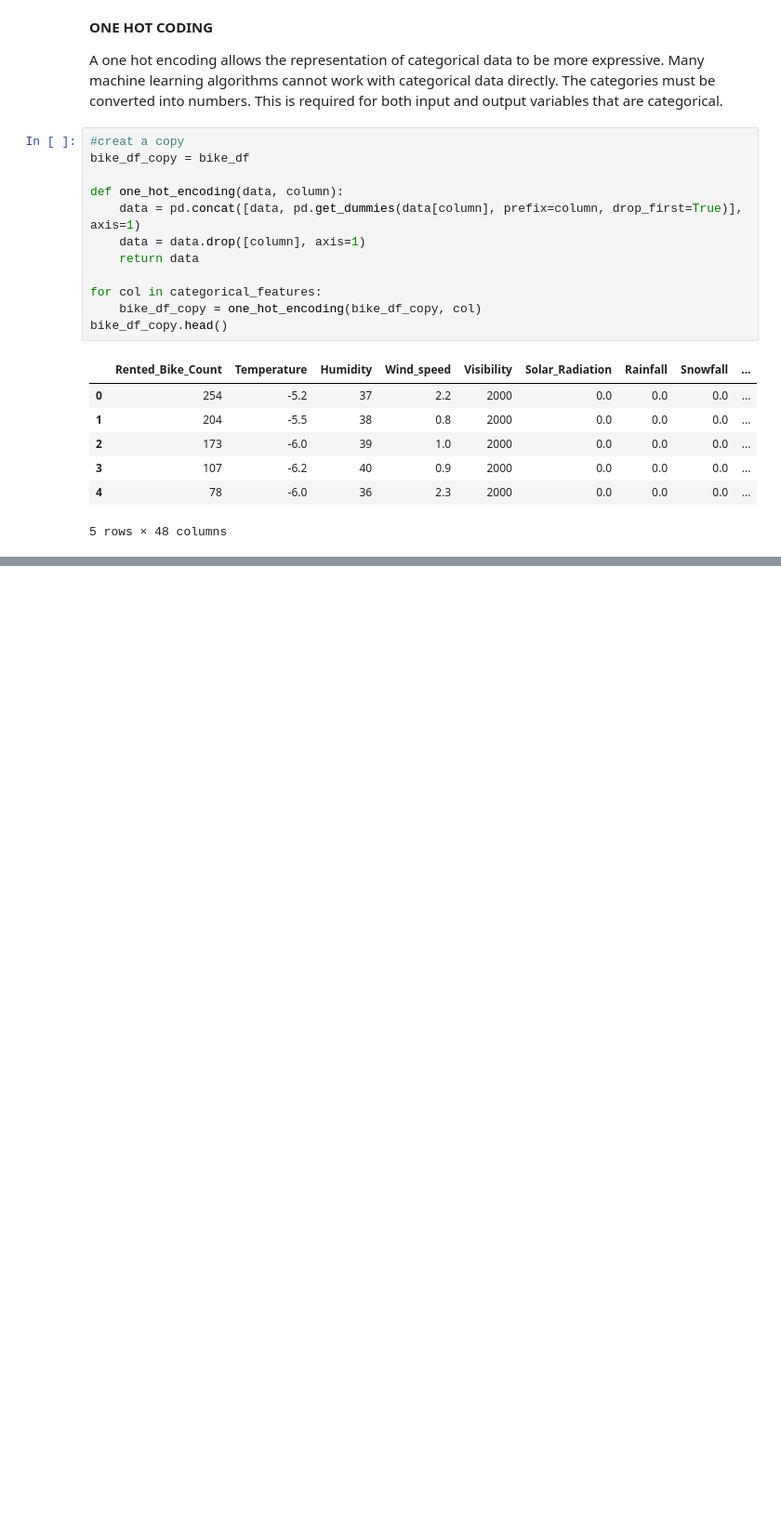
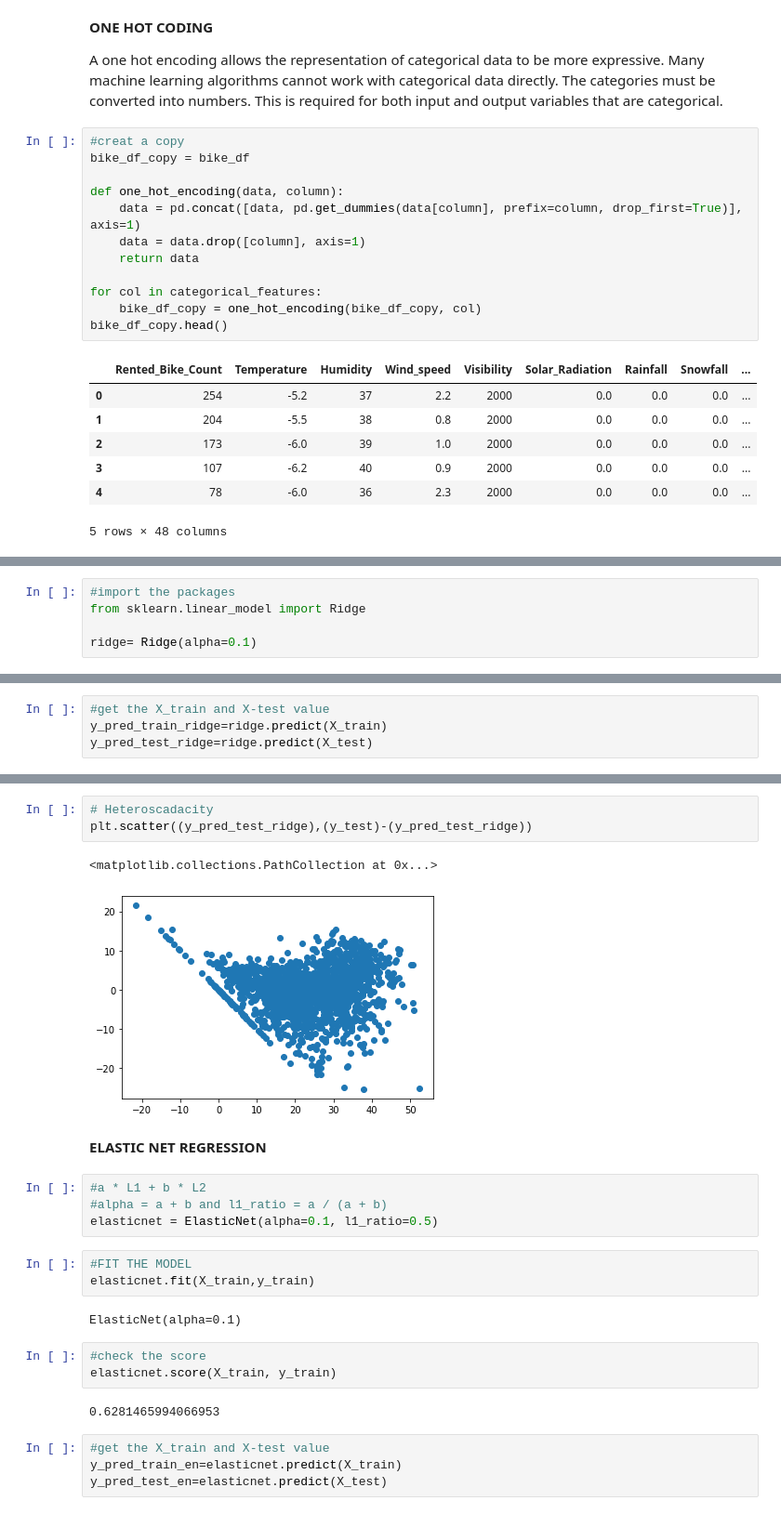
Before and after one commit to Tarunsri1998/Bike-Sharing-Demand-Prediction, a Jupyter notebook: Bike_Sharing_Demand_Prediction_Capstone_Project.ipynb, the cells around one changed output, grey strips where cells are left out. Shown at 93% size. Cells and saved outputs as stored; diff of their text form; blank space fills up the shorter version.

```diff
--- a/Bike_Sharing_Demand_Prediction_Capstone_Project.ipynb
+++ b/Bike_Sharing_Demand_Prediction_Capstone_Project.ipynb
@@ -772,0 +1073,5 @@ bike_df_copy.head()
+# %%
+#import the packages
+from sklearn.linear_model import Ridge
+
+ridge= Ridge(alpha=0.1)
@@ -772,0 +1088,4 @@ bike_df_copy.head()
+# %%
+#get the X_train and X-test value
+y_pred_train_ridge=ridge.predict(X_train)
+y_pred_test_ridge=ridge.predict(X_test)
@@ -772,0 +1169,26 @@ bike_df_copy.head()
+# %%
+# Heteroscadacity
+plt.scatter((y_pred_test_ridge),(y_test)-(y_pred_test_ridge))
+# %% [output]
+<matplotlib.collections.PathCollection at 0x...>
+[figure, added]
+# %% [markdown]
+**ELASTIC NET REGRESSION**
+# %%
+#a * L1 + b * L2
+#alpha = a + b and l1_ratio = a / (a + b)
+elasticnet = ElasticNet(alpha=0.1, l1_ratio=0.5)
+# %%
+#FIT THE MODEL
+elasticnet.fit(X_train,y_train)
+# %% [output]
+ElasticNet(alpha=0.1)
+# %%
+#check the score
+elasticnet.score(X_train, y_train)
+# %% [output]
+0.6281465994066953
+# %%
+#get the X_train and X-test value
+y_pred_train_en=elasticnet.predict(X_train)
+y_pred_test_en=elasticnet.predict(X_test)
```
Also changed, not shown: parts of 52 cells of this notebook.
